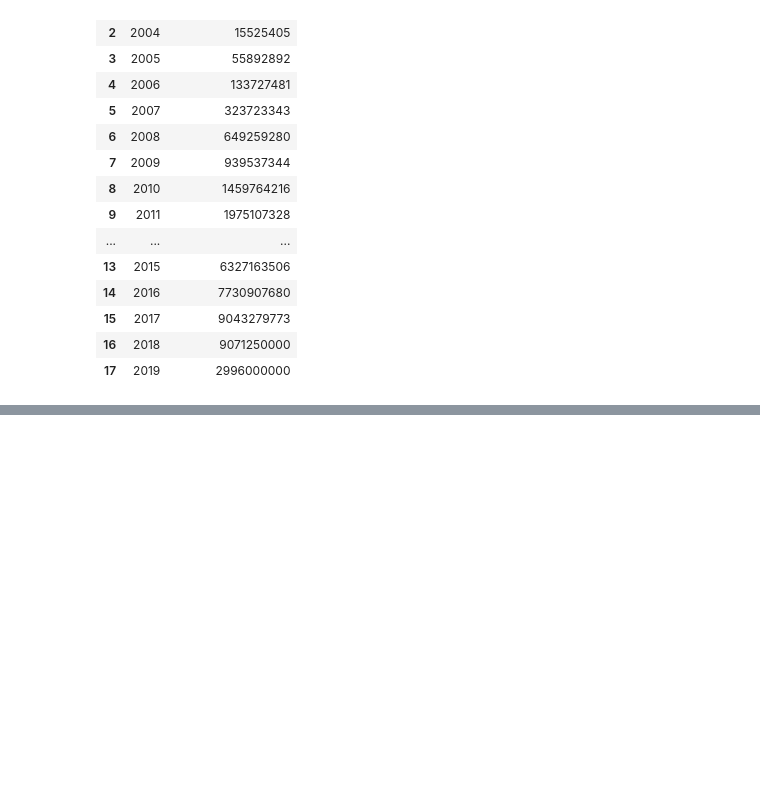
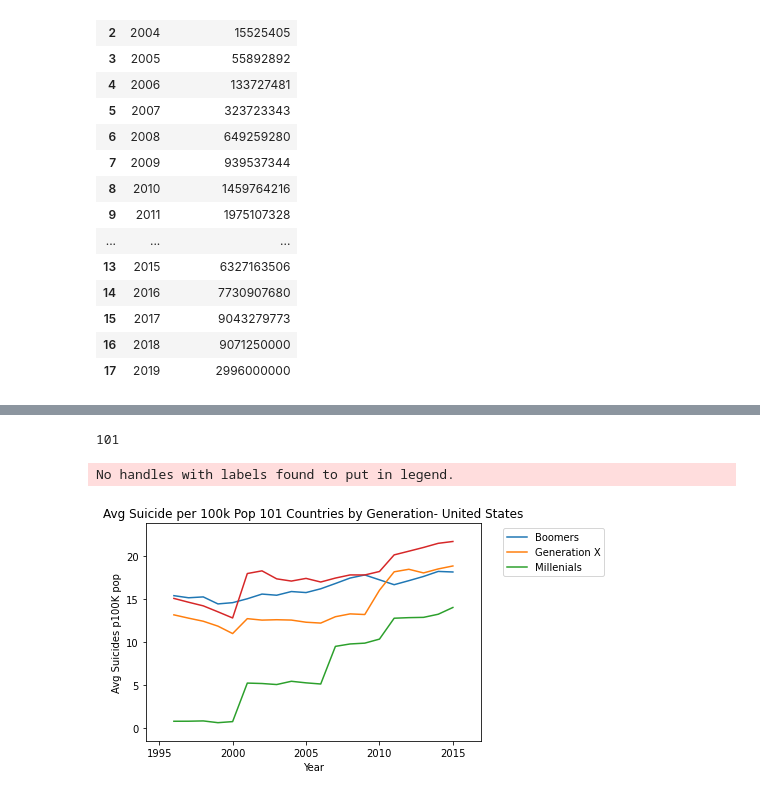
Before and after one commit to ludmilagd/SocialMediaUsageImpact, a Jupyter notebook: SocialMedia&Suicides.ipynb, the cells around one changed output, grey strips where cells are left out. Cells and saved outputs as stored; diff of their text form; code cells hidden in the pictures; blank space fills up the shorter version.

```diff
--- a/SocialMedia&Suicides.ipynb
+++ b/SocialMedia&Suicides.ipynb
@@ -65,0 +105,36 @@ Social_Media
+# %%
+country_count= len(data_df["country"].unique())
+country_count
+# %% [output]
+101
+# %%
+#USA
+
+suicide_data_95_data= SuicideData.loc[(SuicideData["year"]>1995)&(SuicideData["country"]=="United States"),("year","generation","suicides/100k pop")]
+
+suicide_data_95_USA=suicide_data_95_data.groupby(["year","generation"],as_index=False).mean()
+# %%
+
+# Cleam table with Generations with little information (GI Generation 93 to 113 years-old) and Generation Z (5 to 14 years-old)
+
+
+generations = ["Boomers","Generation X","Millenials","Silent"]
+
+plt.title("Avg Suicide per 100k Pop 101 Countries by Generation- United States")
+plt.xlabel("Year")
+plt.ylabel("Avg Suicides p100K pop")
+
+for generation in generations:
+    y_axis= suicide_data_95_USA['suicides/100k pop'].loc[(suicide_data_95_USA['generation']==generation)]
+    x_axis= suicide_data_95_USA['year'].loc[(suicide_data_95_USA['generation']==generation)]
+
+    plt.legend(bbox_to_anchor=(1.05, 1), loc='upper left')
+
+    plt.margins(0.1)
+    fig = plt.figure(num=1, figsize=(20, 20), dpi=80, facecolor='w', edgecolor='k')
+    plt.plot (x_axis,y_axis,label=generation)
+
+plt.savefig("by_Generation_USA.png")
+# %% [output]
+No handles with labels found to put in legend.
+[figure, added]
```
Also changed, not shown: parts of 18 cells of this notebook, 9 other files.
